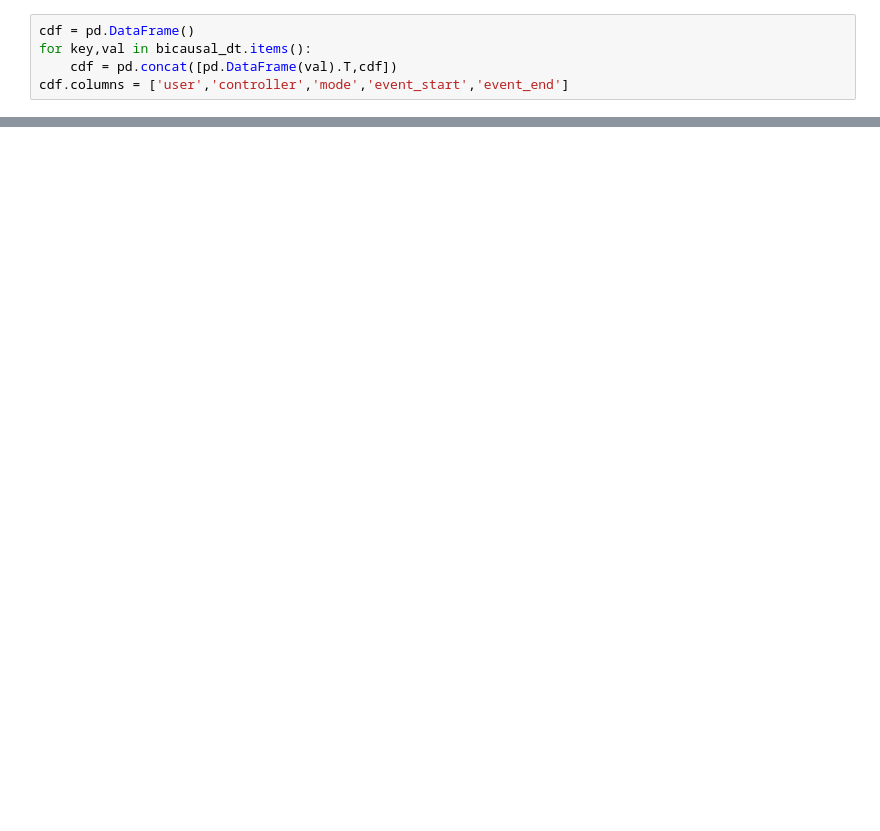
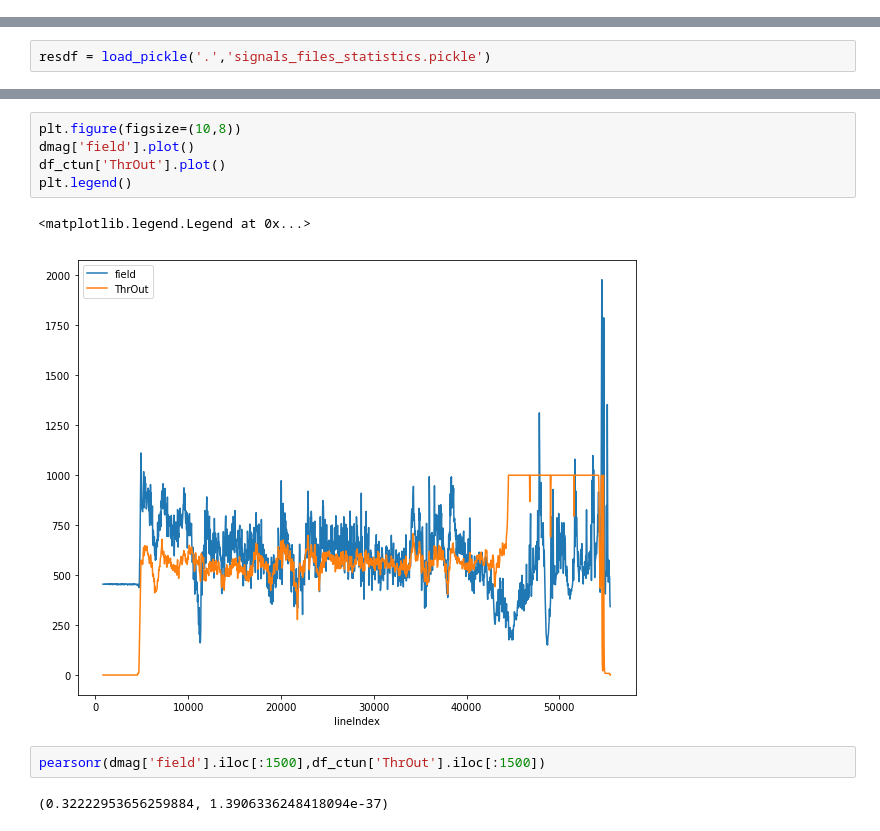
Before and after one commit to Husseinjd/DroneCrashDetection, a Jupyter notebook: phase4_analysis/p4_analysis.ipynb, the cells around one changed output, grey strips where cells are left out. Saved outputs shown, nothing was run; the diff lists cells and outputs as text; blank space fills up the shorter version.

```diff
--- a/phase4_analysis/p4_analysis.ipynb
+++ b/phase4_analysis/p4_analysis.ipynb
@@ -142,5 +0,0 @@ File:5a1ec66bf6ff539f15d554e0.log --  2607 / 2607
-# %%
-cdf = pd.DataFrame()
-for key,val in bicausal_dt.items():
-    cdf = pd.concat([pd.DataFrame(val).T,cdf])
-cdf.columns = ['user','controller','mode','event_start','event_end']
@@ -191,0 +35,2 @@ plt.legend()
+# %%
+resdf = load_pickle('.','signals_files_statistics.pickle')
@@ -191,0 +566,12 @@ plt.legend()
+# %%
+plt.figure(figsize=(10,8))
+dmag['field'].plot()
+df_ctun['ThrOut'].plot()
+plt.legend()
+# %% [output]
+<matplotlib.legend.Legend at 0x...>
+[figure, added]
+# %%
+pearsonr(dmag['field'].iloc[:1500],df_ctun['ThrOut'].iloc[:1500])
+# %% [output]
+(0.32222953656259884, 1.3906336248418094e-37)
```
Also changed, not shown: parts of 44 cells of this notebook, 15 other files.
